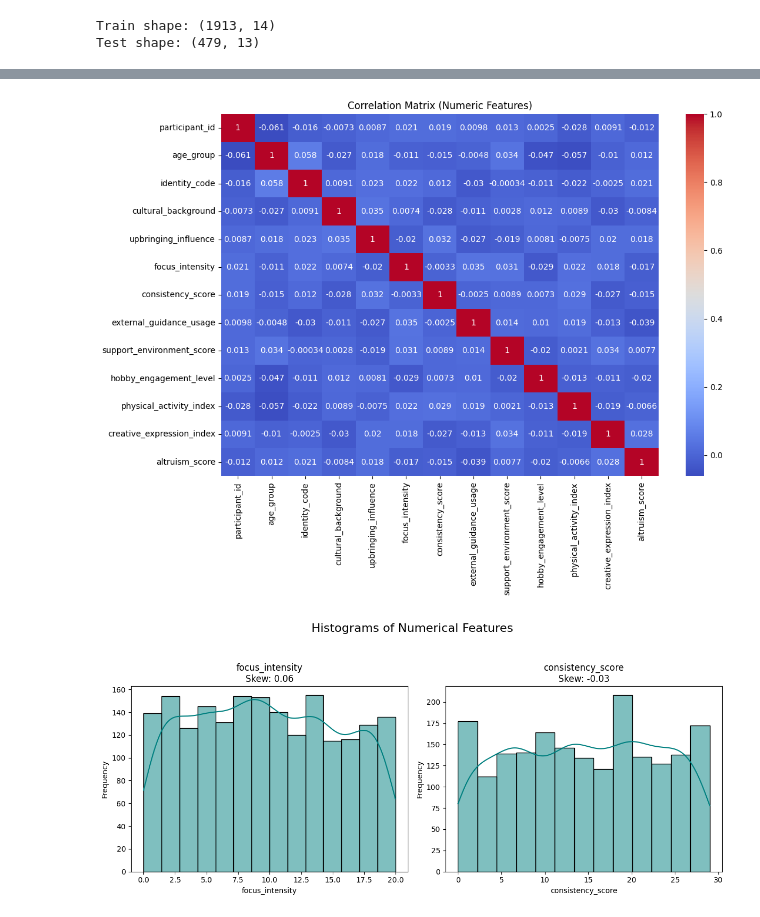
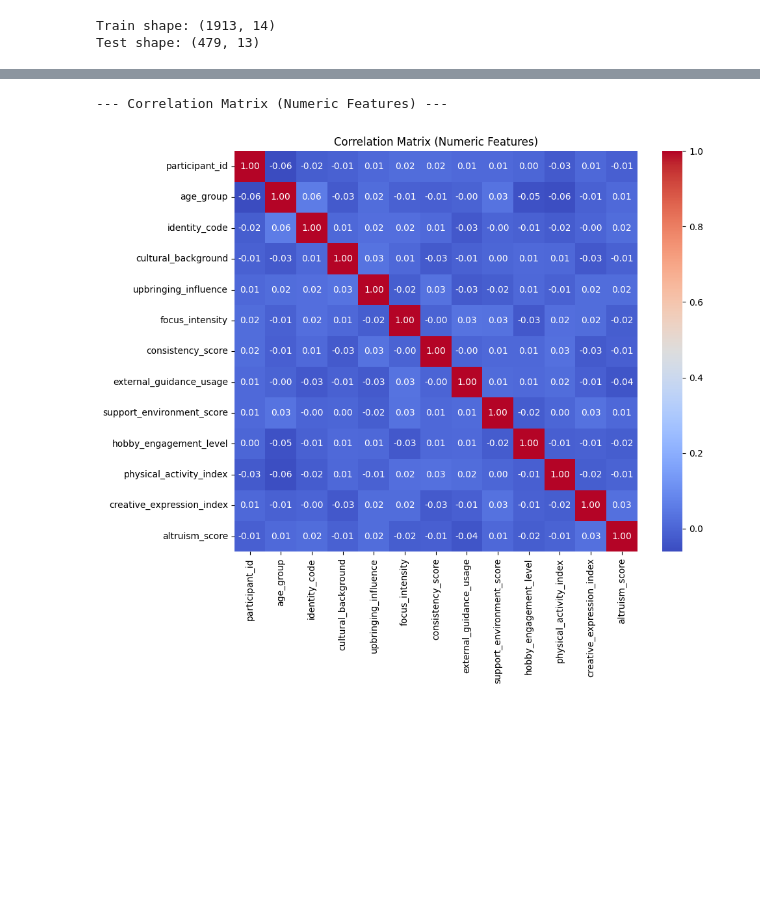
Before and after one commit to Divyareddy8/checkpoint2, a Jupyter notebook: Multiclass/preprocessing.ipynb, the cells around one changed output, grey strips where cells are left out. Cells and saved outputs as stored; diff of their text form; code cells hidden in the pictures; blank space fills up the shorter version.

```diff
--- a/Multiclass/preprocessing.ipynb
+++ b/Multiclass/preprocessing.ipynb
@@ -59,9 +29,9 @@ dtype: bool
 # %%
-#check for duplicates
+# Check for duplicates and remove if found
 dup_count = train.duplicated().sum()
-print(f"\nNumber of duplicate rows in train: {dup_count}")
-
 if dup_count > 0:
     train.drop_duplicates(inplace=True)
-    print("Duplicates removed. New shape:", train.shape)
+    print(f"\nDuplicates removed. New shape: {train.shape}")
+else:
+    print("\nNo exact duplicates found in train data.")
 # %% [output]
@@ -90,30 +86,11 @@ dtype: int64
 # %%
-# Correlation Matrix
+## 2.3 Correlation Matrix
+print("\n--- Correlation Matrix (Numeric Features) ---")
 numeric_features = train.select_dtypes(include=[np.number]).columns.tolist()
-plt.figure(figsize=(12,8))
-sns.heatmap(train[numeric_features].corr(), annot=True, cmap="coolwarm")
+plt.figure(figsize=(10, 8))
+sns.heatmap(train[numeric_features].corr(), annot=True, fmt=".2f", cmap="coolwarm")
 plt.title("Correlation Matrix (Numeric Features)")
 plt.show()
 # %% [output]
+--- Correlation Matrix (Numeric Features) ---
-[figure, old version]
+[figure, new version]
-# %%
-# Feature Distributions (Histograms)
-num_cols_for_plot = ['focus_intensity', 'consistency_score']
-skew_values = train[num_cols_for_plot].skew().sort_values(ascending=False)
-sorted_cols = skew_values.index.tolist()
-
-
-plt.figure(figsize=(12, 5))
-plt.suptitle('Histograms of Numerical Features', y=1.05, fontsize=16)
-
-for i, col in enumerate(sorted_cols, 1):
-    plt.subplot(1, 2, i) # Adjusted subplot layout for 2 features
-    sns.histplot(train[col].dropna(), kde=True, bins='auto', color='teal')
-    plt.title(f'{col}\nSkew: {skew_values[col]:.2f}', fontsize=12)
-    plt.xlabel(col, fontsize=10)
-    plt.ylabel('Frequency', fontsize=10)
-
-plt.tight_layout()
-plt.show()
-# %% [output]
-[figure, removed]
```
Also changed, not shown: parts of 17 cells of this notebook, 3 other files.
